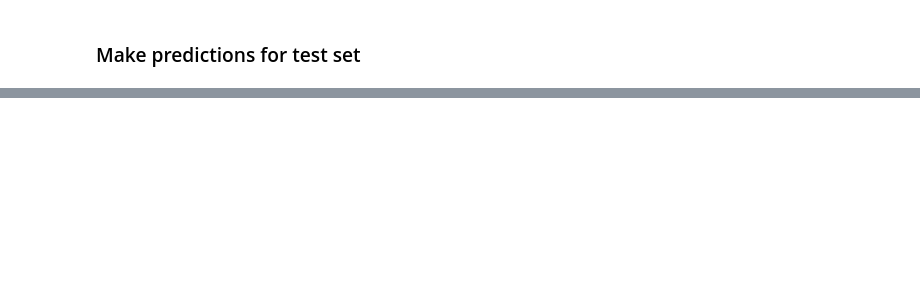
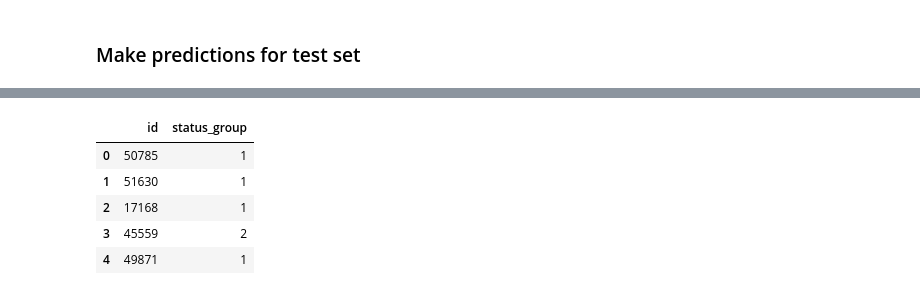
Before and after one commit to bloominstituteoftechnology/DS-Unit-2-Kaggle-Challenge, a Jupyter notebook: module3/LSDS_223A_Kaggle_Challenge_3.ipynb, the cells around one changed output, grey strips where cells are left out. Saved outputs shown, nothing was run; the diff lists cells and outputs as text; code cells hidden in the pictures; blank space fills up the shorter version.

```diff
--- a/module3/LSDS_223_Assignment_Kaggle_Challenge_3.ipynb
+++ b/module3/LSDS_223A_Kaggle_Challenge_3.ipynb
@@ -299,7 +293,3 @@ test.head()
-# %%
-# Define test data
-X_test = test[features]
-# y_test = test[target]
 # %%
 # Predict on the test data
 y_pred = bestest.predict(X_test)
@@ -322,0 +305,12 @@ Length: 13464, dtype: int64
+# %%
+# Makes dataframe with id and status_group
+submission = sample_submission.copy()
+submission["status_group"] = y_pred_series
+submission.head()
+# %% [output]
+|  | id | status_group |
+| 0 | 50785 | 1 |
+| 1 | 51630 | 1 |
+| 2 | 17168 | 1 |
+| 3 | 45559 | 2 |
+| 4 | 49871 | 1 |
```
Also changed, not shown: parts of 46 cells of this notebook, 3 other files.
